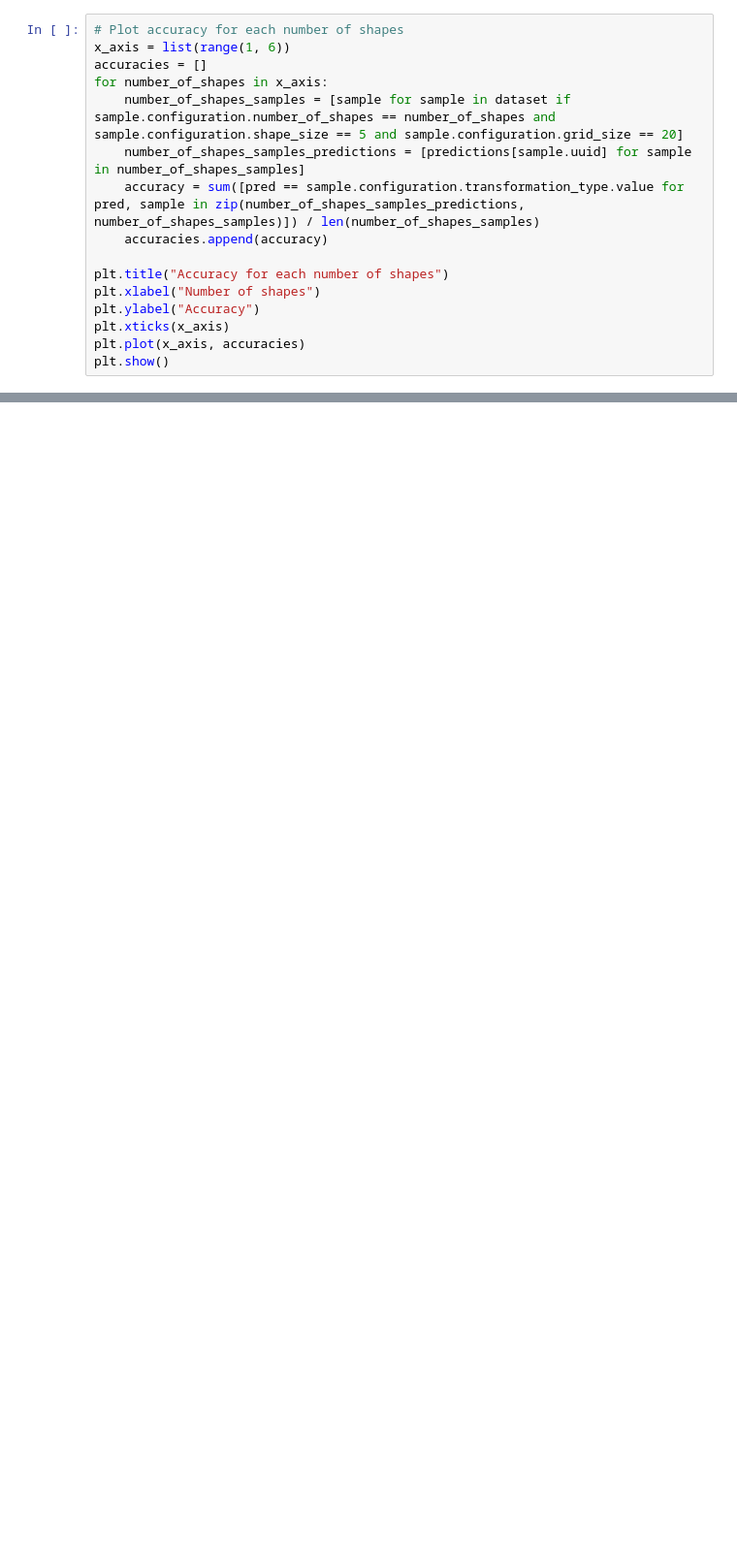
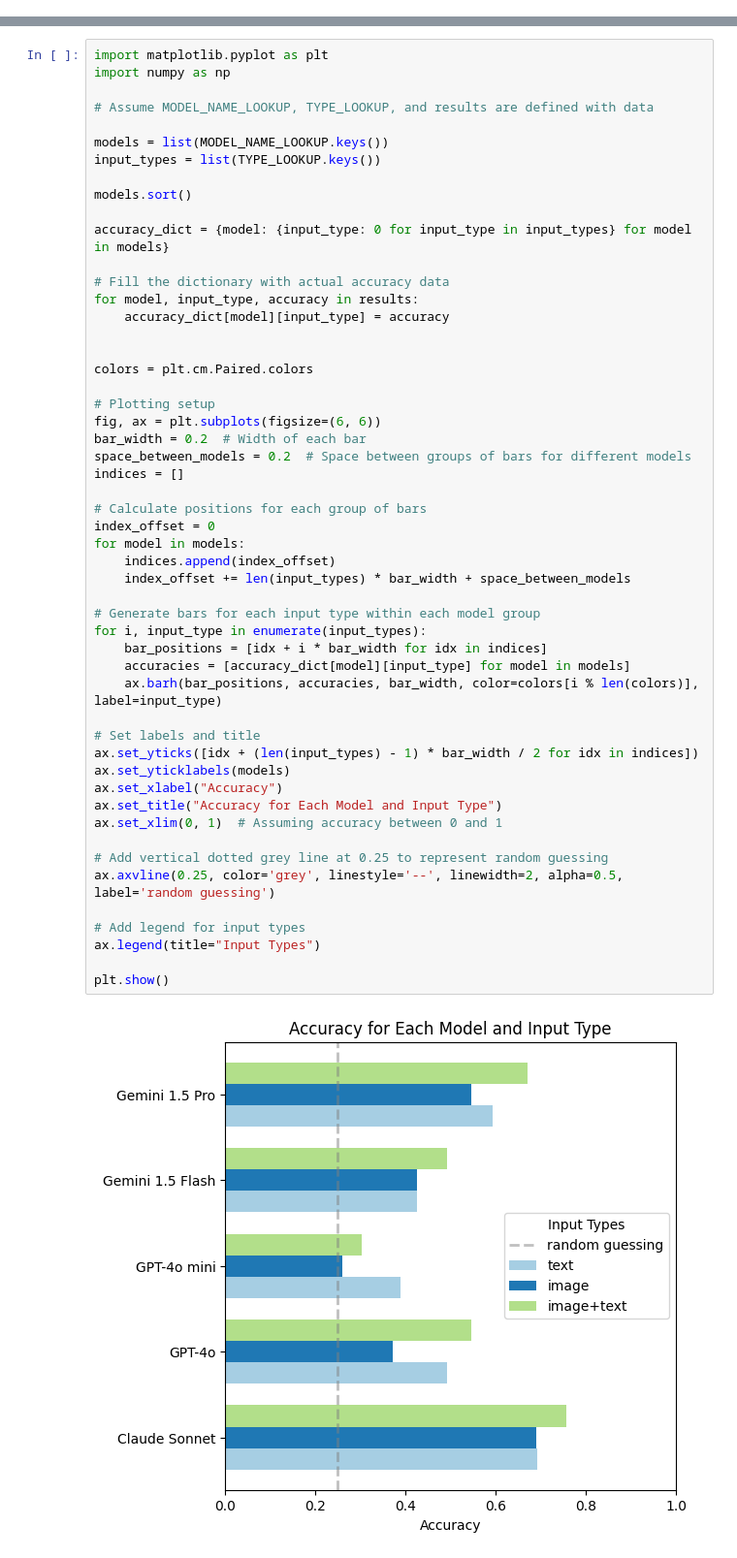
Before and after one commit to christianjensen2903/GridQA, a Jupyter notebook: analysis.ipynb, the cells around one changed output, grey strips where cells are left out. Shown at 97% size. Drawn from its saved outputs; the diff is of its cells as text; blank space fills up the shorter version.

```diff
--- a/analysis.ipynb
+++ b/analysis.ipynb
@@ -93,16 +27,0 @@ plt.show()
-# %%
-# Plot accuracy for each number of shapes
-x_axis = list(range(1, 6))
-accuracies = []
-for number_of_shapes in x_axis:
-    number_of_shapes_samples = [sample for sample in dataset if sample.configuration.number_of_shapes == number_of_shapes and sample.configuration.shape_size == 5 and sample.configuration.grid_size == 20]
-    number_of_shapes_samples_predictions = [predictions[sample.uuid] for sample in number_of_shapes_samples]
-    accuracy = sum([pred == sample.configuration.transformation_type.value for pred, sample in zip(number_of_shapes_samples_predictions, number_of_shapes_samples)]) / len(number_of_shapes_samples)
-    accuracies.append(accuracy)
-
-plt.title("Accuracy for each number of shapes")
-plt.xlabel("Number of shapes")
-plt.ylabel("Accuracy")
-plt.xticks(x_axis)
-plt.plot(x_axis, accuracies)
-plt.show()
@@ -110,0 +86,54 @@ plt.show()
+# %%
+import matplotlib.pyplot as plt
+import numpy as np
+
+# Assume MODEL_NAME_LOOKUP, TYPE_LOOKUP, and results are defined with data
+
+models = list(MODEL_NAME_LOOKUP.keys())
+input_types = list(TYPE_LOOKUP.keys())
+
+models.sort()
+
+accuracy_dict = {model: {input_type: 0 for input_type in input_types} for model in models}
+
+# Fill the dictionary with actual accuracy data
+for model, input_type, accuracy in results:
+    accuracy_dict[model][input_type] = accuracy
+
+
+colors = plt.cm.Paired.colors
+
+# Plotting setup
+fig, ax = plt.subplots(figsize=(6, 6))
+bar_width = 0.2  # Width of each bar
+space_between_models = 0.2  # Space between groups of bars for different models
+indices = []
+
+# Calculate positions for each group of bars
+index_offset = 0
+for model in models:
+    indices.append(index_offset)
+    index_offset += len(input_types) * bar_width + space_between_models
+
+# Generate bars for each input type within each model group
+for i, input_type in enumerate(input_types):
+    bar_positions = [idx + i * bar_width for idx in indices]
+    accuracies = [accuracy_dict[model][input_type] for model in models]
+    ax.barh(bar_positions, accuracies, bar_width, color=colors[i % len(colors)], label=input_type)
+
+# Set labels and title
+ax.set_yticks([idx + (len(input_types) - 1) * bar_width / 2 for idx in indices])
+ax.set_yticklabels(models)
+ax.set_xlabel("Accuracy")
+ax.set_title("Accuracy for Each Model and Input Type")
+ax.set_xlim(0, 1)  # Assuming accuracy between 0 and 1
+
+# Add vertical dotted grey line at 0.25 to represent random guessing
+ax.axvline(0.25, color='grey', linestyle='--', linewidth=2, alpha=0.5, label='random guessing')
+
+# Add legend for input types
+ax.legend(title="Input Types")
+
+plt.show()
+# %% [output]
+[figure, added]
```
Also changed, not shown: parts of 17 cells of this notebook, 26 other files.
